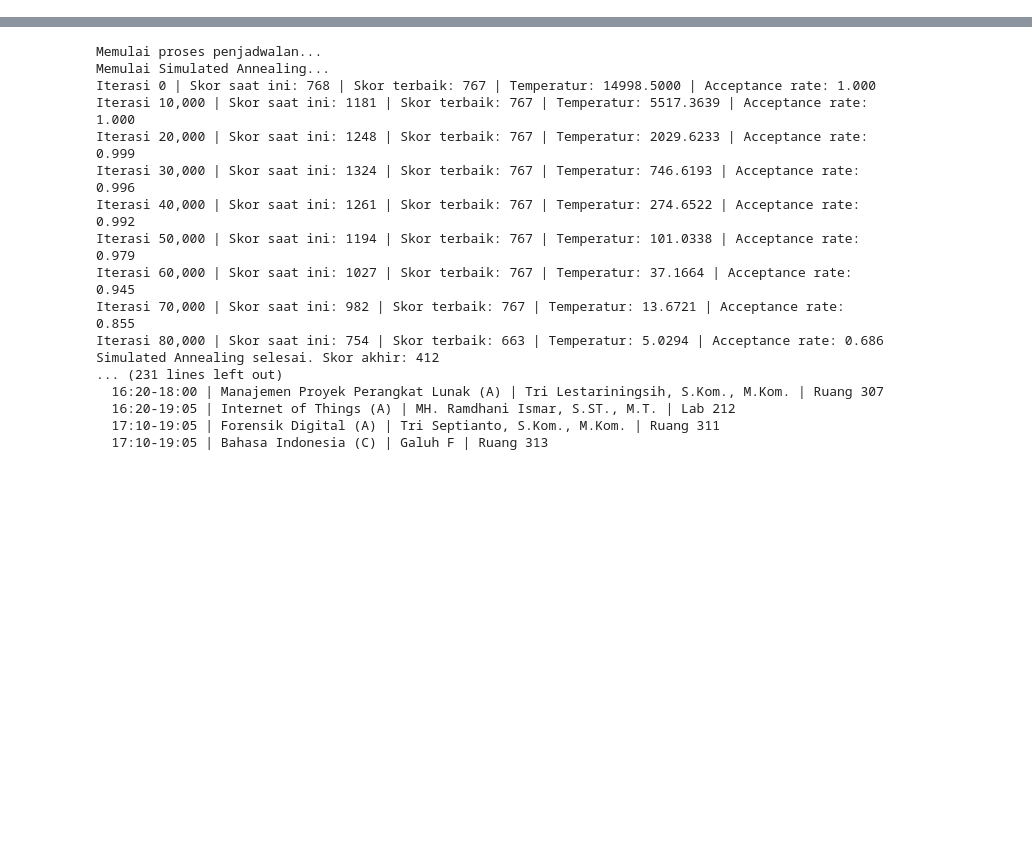
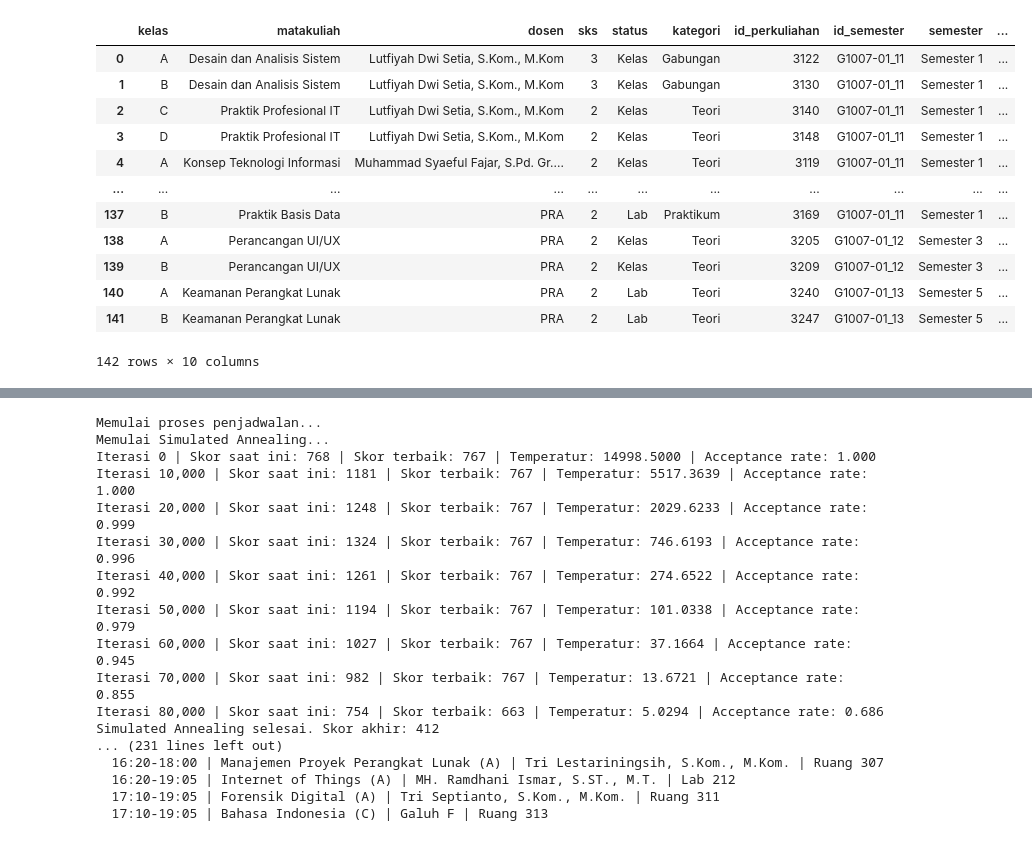
Before and after one commit to asterracea/optimasijadwal, a Jupyter notebook: another2.ipynb, the cells around one changed output, grey strips where cells are left out. Saved outputs shown, nothing was run; the diff lists cells and outputs as text; code cells hidden in the pictures; blank space fills up the shorter version.

```diff
--- a/another2.ipynb
+++ b/another2.ipynb
@@ -0,0 +1,55 @@
+# %%
+import pandas as pd
+from sqlalchemy import create_engine
+
+from config import db_url
+
+# Query SQL kamu
+query = """
+SELECT tb_rombel.nama_kelas AS kelas,
+       tb_matakuliah.nama_matakuliah AS matakuliah,
+       tb_dosen.nama_dosen AS dosen,
+       tb_matakuliah.sks AS sks,
+       tb_matakuliah.status AS status,
+       tb_matakuliah.kategori AS kategori,
+       id_perkuliahan,
+       id_semester,
+       tb_matakuliah.nama_semester AS semester,
+       tb_prodi.nama_prodi AS prodi
+FROM tb_perkuliahan
+JOIN tb_matakuliah ON tb_perkuliahan.kode_matakuliah = tb_matakuliah.kode_matakuliah
+JOIN tb_rombel ON tb_perkuliahan.id_kelasrombel = tb_rombel.id_kelasrombel
+JOIN tb_dosen ON tb_perkuliahan.kode_dosen = tb_dosen.kode_dosen
+JOIN tb_generate ON tb_generate.id_generate = tb_rombel.id_generate
+JOIN tb_prodi ON tb_perkuliahan.kode_prodi = tb_prodi.kode_prodi
+AND tb_generate.id_generate = tb_matakuliah.id_generate
+AND tb_generate.id_generate = tb_dosen.id_generate
+AND tb_generate.id_generate = tb_prodi.id_generate
+WHERE tb_generate.id_generate = 'G1007-01'
+"""
+queryy = """
+    SELECT nama_ruangan,
+        status_ruangan
+    FROM tb_ruang
+    JOIN tb_generate ON tb_ruang.id_generate = tb_generate.id_generate
+    WHERE tb_generate.id_generate = 'G1007-01'
+    """
+
+pd.set_option('display.max_columns', None)
+df = pd.read_sql(query, db_url)
+
+df
+# %% [output]
+|  | kelas | matakuliah | dosen | sks | status | kategori | id_perkuliahan | id_semester | semester | ... |
+| 0 | A | Desain dan Analisis Sistem | Lutfiyah Dwi Setia, S.Kom., M.Kom | 3 | Kelas | Gabungan | 3122 | G1007-01_11 | Semester 1 | ... |
+| 1 | B | Desain dan Analisis Sistem | Lutfiyah Dwi Setia, S.Kom., M.Kom | 3 | Kelas | Gabungan | 3130 | G1007-01_11 | Semester 1 | ... |
+| 2 | C | Praktik Profesional IT | Lutfiyah Dwi Setia, S.Kom., M.Kom | 2 | Kelas | Teori | 3140 | G1007-01_11 | Semester 1 | ... |
+| 3 | D | Praktik Profesional IT | Lutfiyah Dwi Setia, S.Kom., M.Kom | 2 | Kelas | Teori | 3148 | G1007-01_11 | Semester 1 | ... |
+| 4 | A | Konsep Teknologi Informasi | Muhammad Syaeful Fajar, S.Pd. Gr.... | 2 | Kelas | Teori | 3119 | G1007-01_11 | Semester 1 | ... |
+| ... | ... | ... | ... | ... | ... | ... | ... | ... | ... | ... |
+| 137 | B | Praktik Basis Data | PRA | 2 | Lab | Praktikum | 3169 | G1007-01_11 | Semester 1 | ... |
+| 138 | A | Perancangan UI/UX | PRA | 2 | Kelas | Teori | 3205 | G1007-01_12 | Semester 3 | ... |
+| 139 | B | Perancangan UI/UX | PRA | 2 | Kelas | Teori | 3209 | G1007-01_12 | Semester 3 | ... |
+| 140 | A | Keamanan Perangkat Lunak | PRA | 2 | Lab | Teori | 3240 | G1007-01_13 | Semester 5 | ... |
+| 141 | B | Keamanan Perangkat Lunak | PRA | 2 | Lab | Teori | 3247 | G1007-01_13 | Semester 5 | ... |
+142 rows × 10 columns
```
Also changed, not shown: parts of 2 cells of this notebook, 17 other files.
